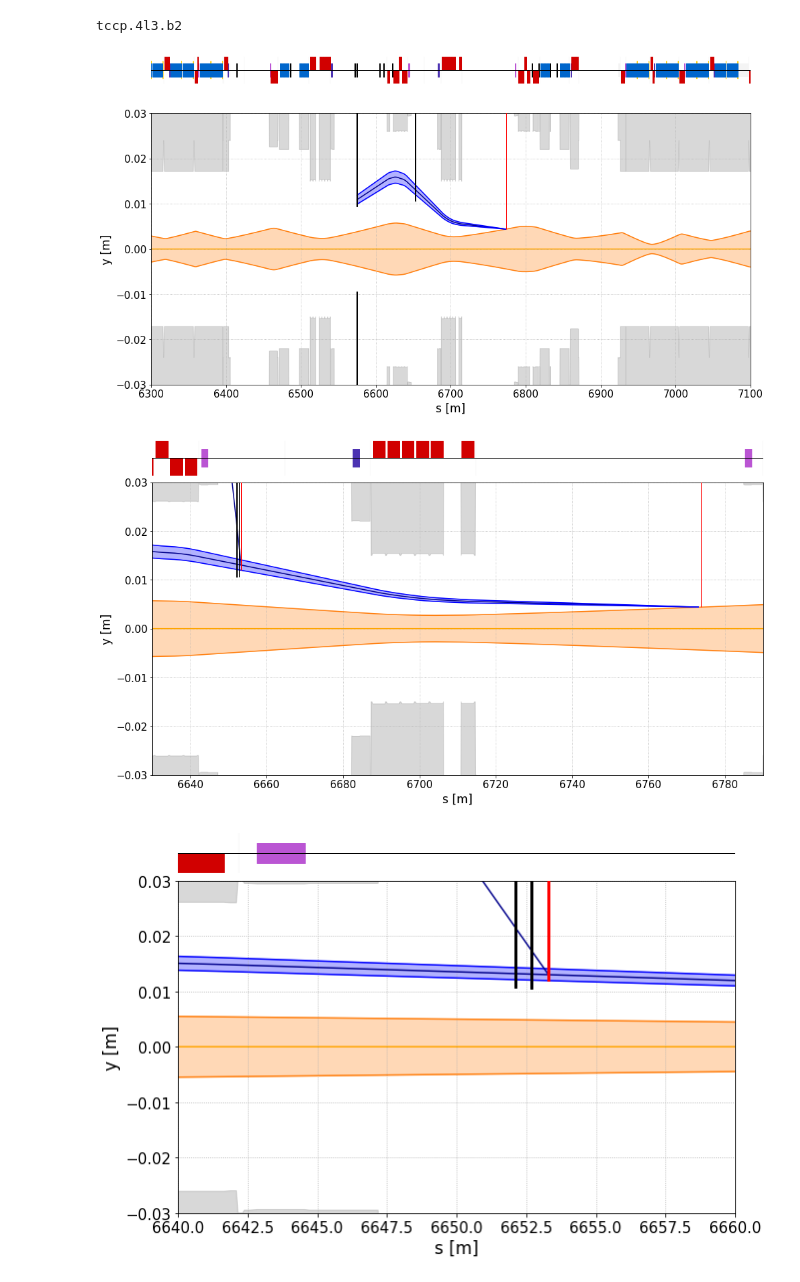
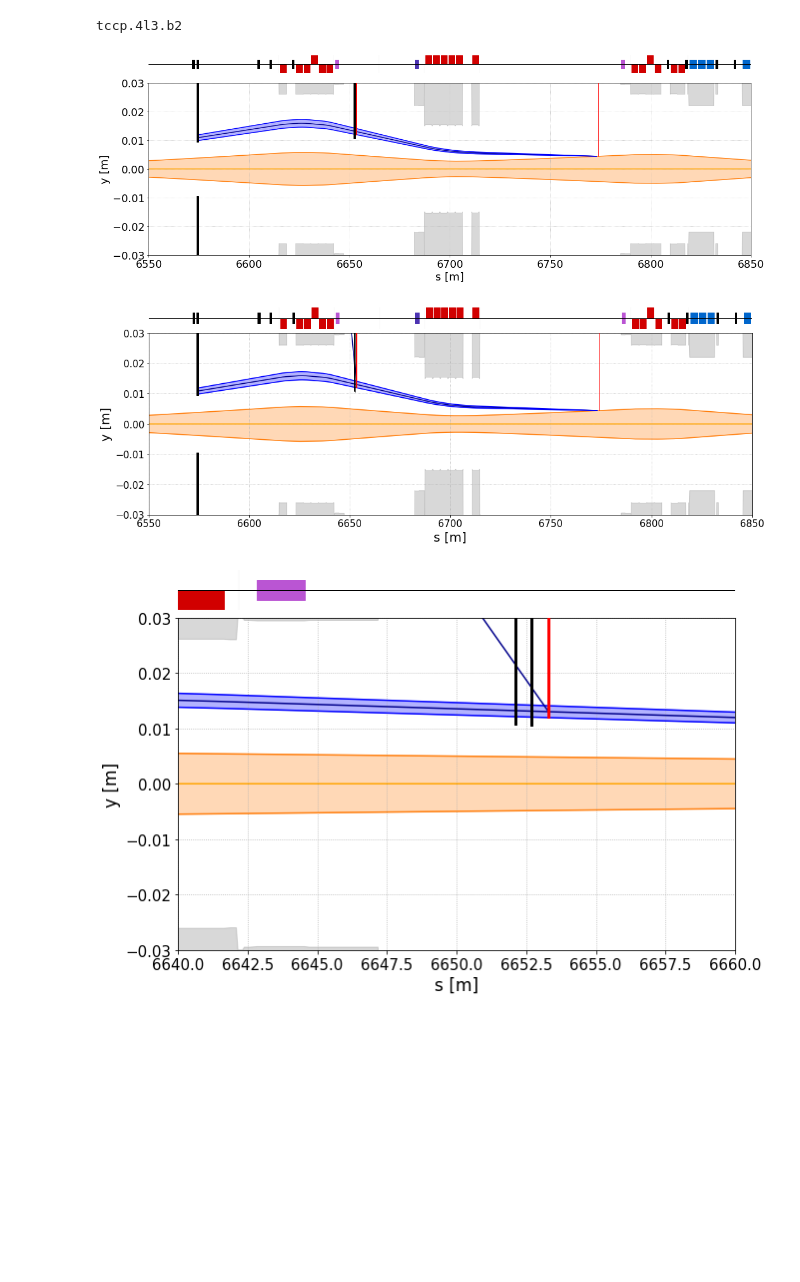
Before and after one commit to chiaramaccani/two_cryst_sim, a Jupyter notebook: IR3_channeling.ipynb, the cells around one changed output. Drawn from its saved outputs; the diff is of its cells as text; code cells hidden in the pictures; blank space fills up the shorter version.

```diff
--- a/IR3_channeling.ipynb
+++ b/IR3_channeling.ipynb
@@ -344,7 +344,7 @@ def plot_collimators(coll_data, ax, plane, df_twiss, df_chann, plot_offplane_col
 # %%
 # PLOT
 
-def plot_IR3(plot_axis, df_ref, df_chann, df_chann_upper, df_chann_lower, df_apertures, df_coll=None, s_start=6300, s_stop=7100):
+def plot_IR3(plot_axis, df_ref, df_chann, df_chann_upper, df_chann_lower, df_apertures, df_coll=None, s_start=6300, s_stop=7100, fontsize = 17, fontsize_ticks = 15):
 
     plot_axis.plot(df_ref["s"],df_ref["y"],color="orange")
 
@@ -360,14 +360,13 @@ def plot_IR3(plot_axis, df_ref, df_chann, df_chann_upper, df_chann_lower, df_ape
     plot_axis.fill_between(df_chann["s"], df_chann_upper["y"],df_chann_lower["y"], color='blue', alpha=0.3)
 
 
-    plot_axis.set_xlabel('s [m]',  fontsize=17)
+    plot_axis.set_xlabel('s [m]',  fontsize=fontsize)
     plot_axis.set_xlim(s_start, s_stop)
     plot_axis.set_ylim(-0.03, 0.03)
-    plot_axis.set_ylabel('y [m]',  fontsize=17)
+    plot_axis.set_ylabel('y [m]',  fontsize=fontsize)
     plot_axis.grid(linestyle=':')
+    plot_axis.tick_params(axis='both', which='major', labelsize=fontsize_ticks)
 
-
-    plot_axis.tick_params(axis='both', which='major', labelsize=15)
 
     #plot_axis.text(end_s - TCCS_loc, max(plot_axis.get_yticks())+0.0008, "TCCS", horizontalalignment='center', fontsize=17)
     #plot_axis.text(end_s - TCCP_loc, max(plot_axis.get_yticks())+0.0008, "TCCP", horizontalalignment='center', fontsize=17)
@@ -554,13 +551,13 @@ if rpx:
 # %% [output]
 tccp.4l3.b2
 # %%
-start, stop = 6300 , 7100
-fig, ir3_plot = plt.subplots(2, 1, gridspec_kw={'height_ratios': [0.1, 1]}, sharex=True, figsize=(16,9))
+start, stop =  6550  , 6850
+fig, ir3_plot = plt.subplots(2, 1, gridspec_kw={'height_ratios': [0.1, 1]}, sharex=True, figsize=(17,6), tight_layout=False)
 pymadx.Plot._SetMachineAxesStyle(ir3_plot[0])
 pymadx.Plot._DrawMachineLattice(ir3_plot[0], layout_data_object)
 ir3_plot[0].set_xlim(start,stop)
 #ir3_plot[0].set_title(label='Energy = 1 TeV', y=1.05, fontsize=18)
-plot_IR3(ir3_plot[1], df_ref, df_chann_part, df_chann_part_upper, df_chann_part_lower, df_apertures, df_coll)
+plot_IR3(ir3_plot[1], df_ref, df_chann_part, df_chann_part_upper, df_chann_part_lower, df_apertures, df_coll, s_start=start, s_stop=stop, fontsize = 20 , fontsize_ticks = 19)
 # %% [output]
-[figure, old version]
+[figure, new version]
 # %%
@@ -609,13 +608,13 @@ if rpx:
     df_TCCP_chann=df_TCCP_chann[df_TCCP_chann['y']>1e-3]
 # %%
 #start, stop =  6640 , 6660
-fig, ir3_plot = plt.subplots(2, 1, gridspec_kw={'height_ratios': [0.12, 1]}, sharex=True, figsize=(16,9))
+fig, ir3_plot = plt.subplots(2, 1, gridspec_kw={'height_ratios': [0.12, 1]}, sharex=True, figsize=(17,6))
 pymadx.Plot._SetMachineAxesStyle(ir3_plot[0])
 pymadx.Plot._DrawMachineLattice(ir3_plot[0], layout_data_object)
 plt.subplots_adjust(wspace=2, hspace=0.04)
 ir3_plot[0].set_xlim(start,stop)
 # ir3_plot[0].set_title(label='Energy = 1 TeV', y=1.05, fontsize=18)
-plot_IR3_ZOOM(ir3_plot[1], df_ref, df_chann_part, df_chann_part_upper, df_chann_part_lower, df_apertures, df_coll, 6630, 6790, df_TCCP_chann, )
+plot_IR3_ZOOM(ir3_plot[1], df_ref, df_chann_part, df_chann_part_upper, df_chann_part_lower, df_apertures, df_coll, 6550, 6850, df_TCCP_chann,20,19 )
 # %% [output]
-[figure, old version]
+[figure, new version]
 # %%
```
Also changed, not shown: parts of 5 cells of this notebook, 28 other files.
